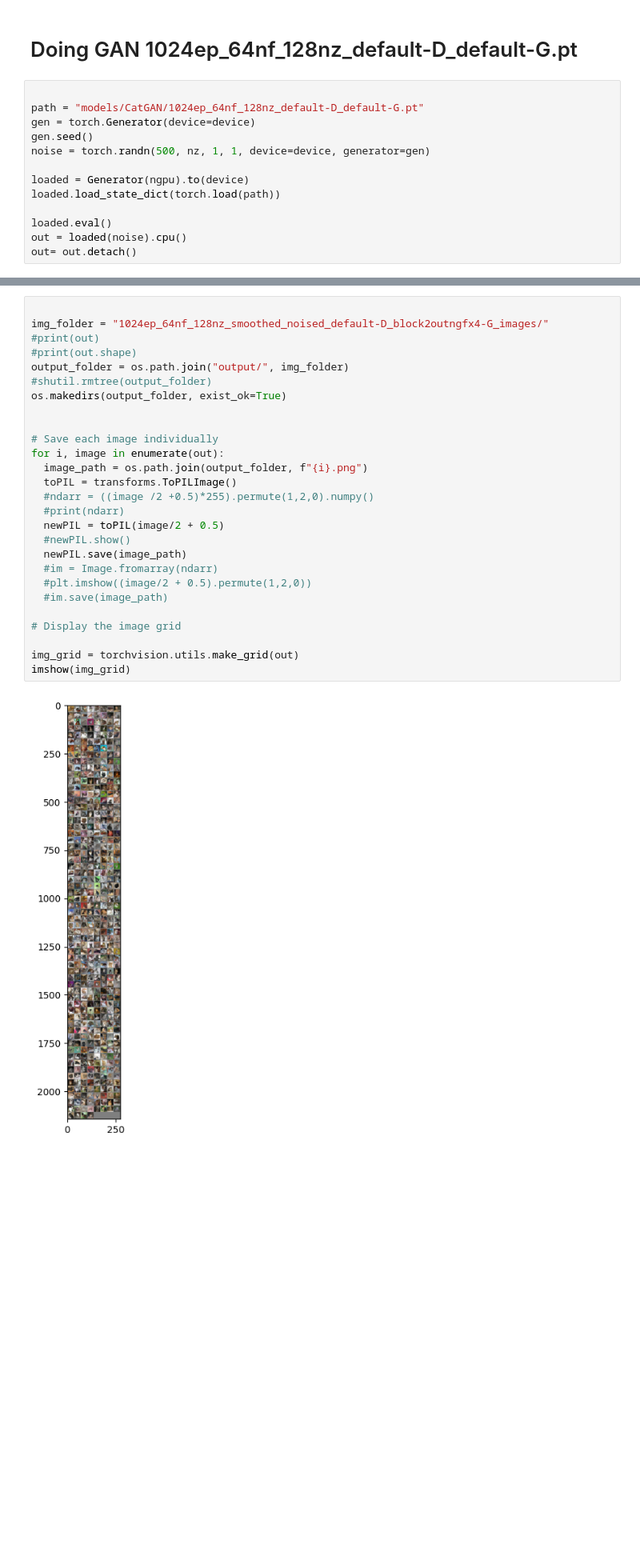
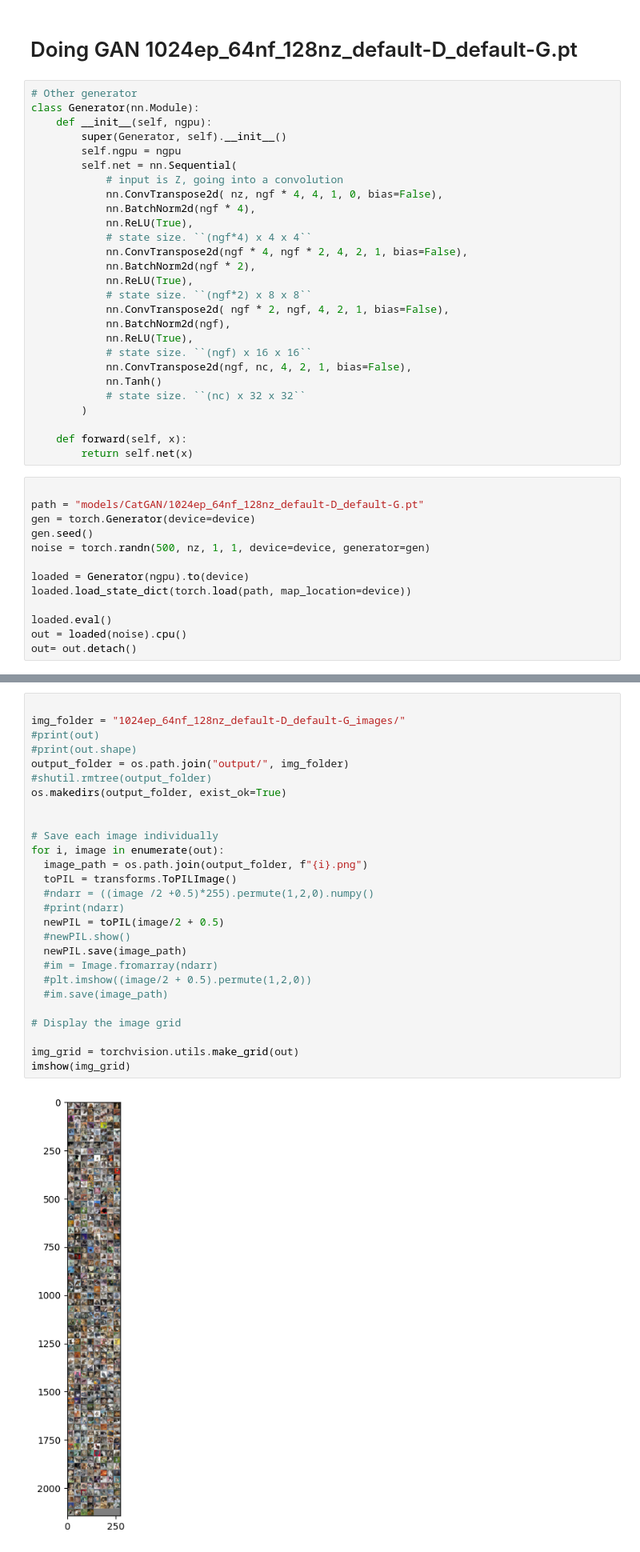
Before and after one commit to dkumar2701/image-deeplearning, a Jupyter notebook: GANFID.ipynb, the cells around one changed output, grey strips where cells are left out. Shown at 80% size. Cells and saved outputs as stored; diff of their text form; blank space fills up the shorter version.

Commit message:
added other gan fids

```diff
--- a/GANFID.ipynb
+++ b/GANFID.ipynb
@@ -216,5 +215,32 @@ FID:  156.4786392676515
 # %% [markdown]
 # Doing GAN 1024ep_64nf_128nz_default-D_default-G.pt
+# %%
+# Other generator
+class Generator(nn.Module):
+    def __init__(self, ngpu):
+        super(Generator, self).__init__()
+        self.ngpu = ngpu
+        self.net = nn.Sequential(
+            # input is Z, going into a convolution
+            nn.ConvTranspose2d( nz, ngf * 4, 4, 1, 0, bias=False),
+            nn.BatchNorm2d(ngf * 4),
+            nn.ReLU(True),
+            # state size. ``(ngf*4) x 4 x 4``
+            nn.ConvTranspose2d(ngf * 4, ngf * 2, 4, 2, 1, bias=False),
+            nn.BatchNorm2d(ngf * 2),
+            nn.ReLU(True),
+            # state size. ``(ngf*2) x 8 x 8``
+            nn.ConvTranspose2d( ngf * 2, ngf, 4, 2, 1, bias=False),
+            nn.BatchNorm2d(ngf),
+            nn.ReLU(True),
+            # state size. ``(ngf) x 16 x 16``
+            nn.ConvTranspose2d(ngf, nc, 4, 2, 1, bias=False),
+            nn.Tanh()
+            # state size. ``(nc) x 32 x 32``
+        )
+
+    def forward(self, x):
+        return self.net(x)
 # %%
 
 path = "models/CatGAN/1024ep_64nf_128nz_default-D_default-G.pt"
@@ -223,7 +249,7 @@ gen.seed()
 noise = torch.randn(500, nz, 1, 1, device=device, generator=gen)
 
 loaded = Generator(ngpu).to(device)
-loaded.load_state_dict(torch.load(path))
+loaded.load_state_dict(torch.load(path, map_location=device))
 
 loaded.eval()
 out = loaded(noise).cpu()
@@ -233,29 +257,29 @@ RuntimeError: ignored
 # %%
 
-img_folder = "1024ep_64nf_128nz_smoothed_noised_default-D_block2outngfx4-G_images/"
+img_folder = "1024ep_64nf_128nz_default-D_default-G_images/"
 #print(out)
 #print(out.shape)
 output_folder = os.path.join("output/", img_folder)
 #shutil.rmtree(output_folder)
 os.makedirs(output_folder, exist_ok=True)
 
 
 # Save each image individually
 for i, image in enumerate(out):
   image_path = os.path.join(output_folder, f"{i}.png")
   toPIL = transforms.ToPILImage()
   #ndarr = ((image /2 +0.5)*255).permute(1,2,0).numpy()
   #print(ndarr)
   newPIL = toPIL(image/2 + 0.5)
   #newPIL.show()
   newPIL.save(image_path)
   #im = Image.fromarray(ndarr)
   #plt.imshow((image/2 + 0.5).permute(1,2,0))
   #im.save(image_path)
 
 # Display the image grid
 
 img_grid = torchvision.utils.make_grid(out)
 imshow(img_grid)
 # %% [output]
-[figure, old version]
+[figure, new version]
```
Also changed, not shown: parts of 10 cells of this notebook.
